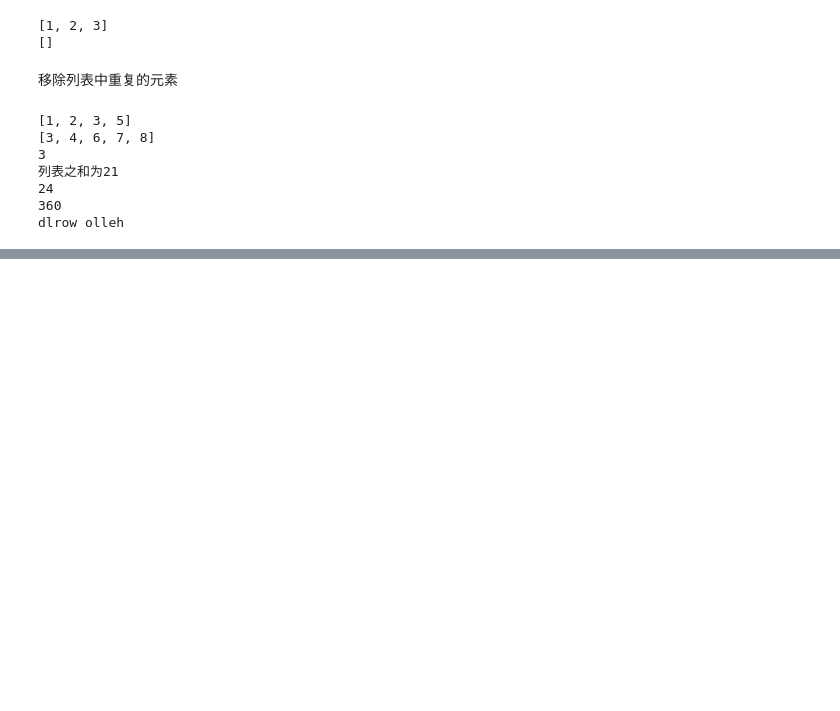
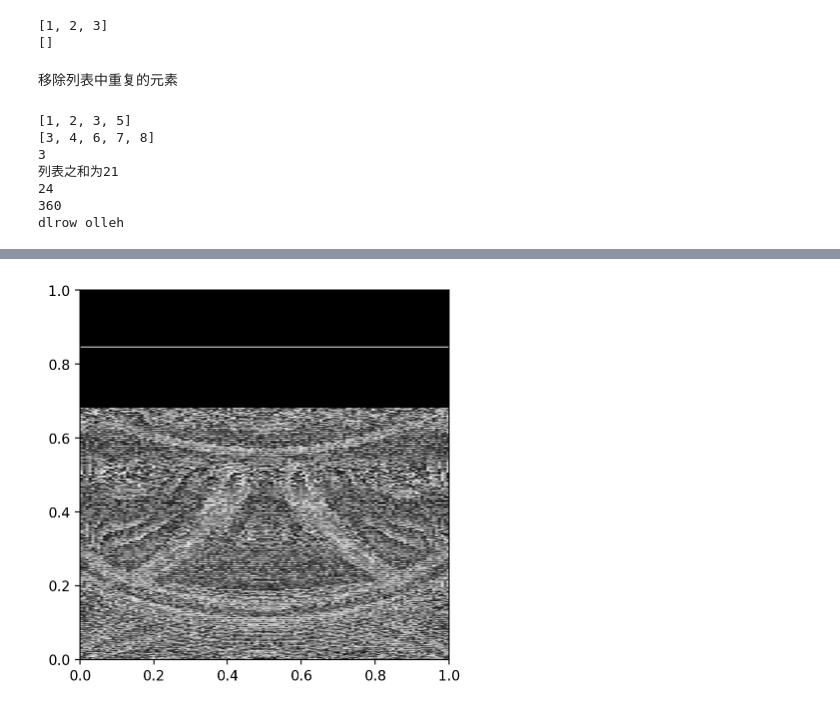
Before and after one commit to XiaoYu-1111/jupyter, a Jupyter notebook: py-learning.ipynb, the cells around one changed output, grey strips where cells are left out. Cells and saved outputs as stored; diff of their text form; code cells hidden in the pictures; blank space fills up the shorter version.

```diff
--- a/py-learning.ipynb
+++ b/py-learning.ipynb
@@ -921,0 +1037,22 @@ dlrow olleh
+# %%
+import matplotlib.pyplot as plt
+%config InlineBackend.figure_format='retina'
+file_path=r'D:\Code\Code\Python Code\data\sanv\snav_04'
+with open(file_path, 'rb') as file:
+        binary_data = file.read()
+        decimal_data = []
+for byte in binary_data:
+        decimal = int(byte)
+        decimal_data.append(float(decimal))
+        # decimal_str = ' '.join(decimal_data)
+num_rows =128
+num_columns =752
+clip=256
+vmin,vmax=-clip,clip
+vmin=0
+matrix = np.array(decimal_data).reshape(num_rows, num_columns)
+
+plt.imshow(matrix.T,extent=[0,1,0,1],cmap=plt.cm.gray,vmin=vmin,vmax=vmax)
+plt.show()
+# %% [output]
+[figure, added]
```
Also changed, not shown: parts of 8 cells of this notebook, 15 other files.
